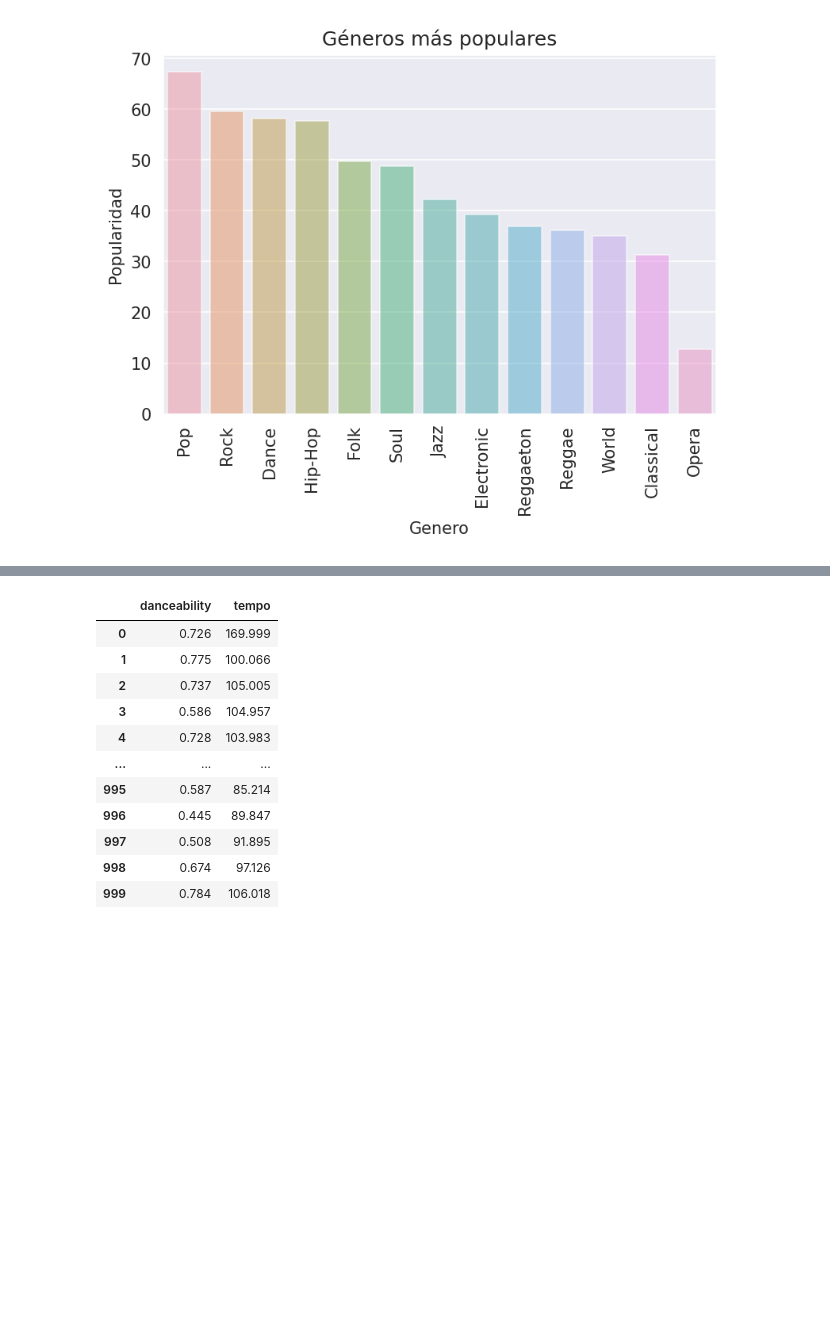
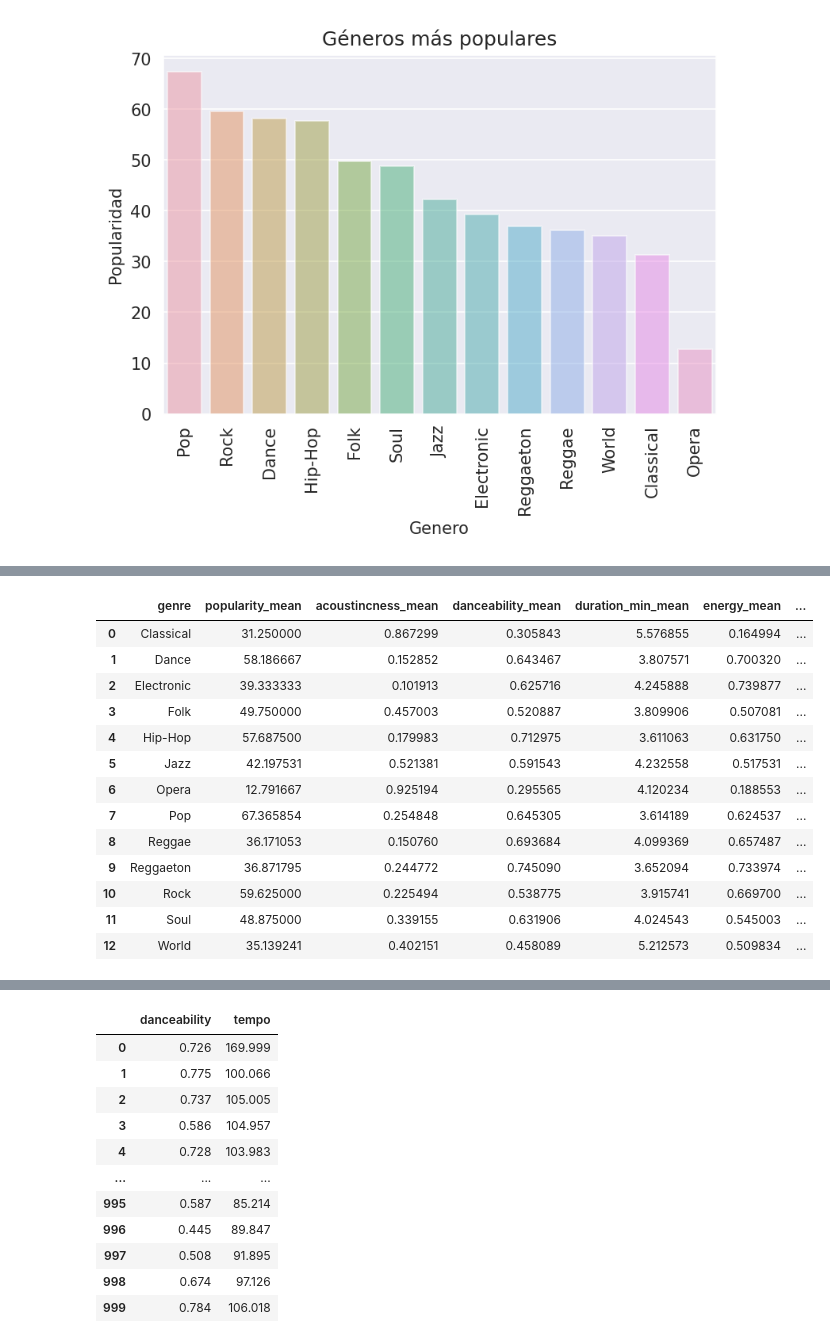
Before and after one commit to 1gnacio/orgadatos-kaggle-tp1, a Jupyter notebook: notebook707f668b56.ipynb, the cells around one changed output, grey strips where cells are left out. Saved outputs shown, nothing was run; the diff lists cells and outputs as text; code cells hidden in the pictures; blank space fills up the shorter version.

```diff
--- a/notebook707f668b56.ipynb
+++ b/notebook707f668b56.ipynb
@@ -694,0 +713,19 @@ plt.show()
+# %%
+genres_mean = data_spotify.groupby(['genre']).agg(['mean']).reset_index()
+genres_mean.columns = ['genre', 'popularity_mean', 'acoustincness_mean', 'danceability_mean', 'duration_min_mean', 'energy_mean', 'liveness_mean', 'loudness_mean', 'speechiness_mean', 'tempo_mean', 'valence_mean']
+genres_mean
+# %% [output]
+|  | genre | popularity_mean | acoustincness_mean | danceability_mean | duration_min_mean | energy_mean | ... |
+| 0 | Classical | 31.250000 | 0.867299 | 0.305843 | 5.576855 | 0.164994 | ... |
+| 1 | Dance | 58.186667 | 0.152852 | 0.643467 | 3.807571 | 0.700320 | ... |
+| 2 | Electronic | 39.333333 | 0.101913 | 0.625716 | 4.245888 | 0.739877 | ... |
+| 3 | Folk | 49.750000 | 0.457003 | 0.520887 | 3.809906 | 0.507081 | ... |
+| 4 | Hip-Hop | 57.687500 | 0.179983 | 0.712975 | 3.611063 | 0.631750 | ... |
+| 5 | Jazz | 42.197531 | 0.521381 | 0.591543 | 4.232558 | 0.517531 | ... |
+| 6 | Opera | 12.791667 | 0.925194 | 0.295565 | 4.120234 | 0.188553 | ... |
+| 7 | Pop | 67.365854 | 0.254848 | 0.645305 | 3.614189 | 0.624537 | ... |
+| 8 | Reggae | 36.171053 | 0.150760 | 0.693684 | 4.099369 | 0.657487 | ... |
+| 9 | Reggaeton | 36.871795 | 0.244772 | 0.745090 | 3.652094 | 0.733974 | ... |
+| 10 | Rock | 59.625000 | 0.225494 | 0.538775 | 3.915741 | 0.669700 | ... |
+| 11 | Soul | 48.875000 | 0.339155 | 0.631906 | 4.024543 | 0.545003 | ... |
+| 12 | World | 35.139241 | 0.402151 | 0.458089 | 5.212573 | 0.509834 | ... |
```
Also changed, not shown: parts of 3 cells of this notebook.
